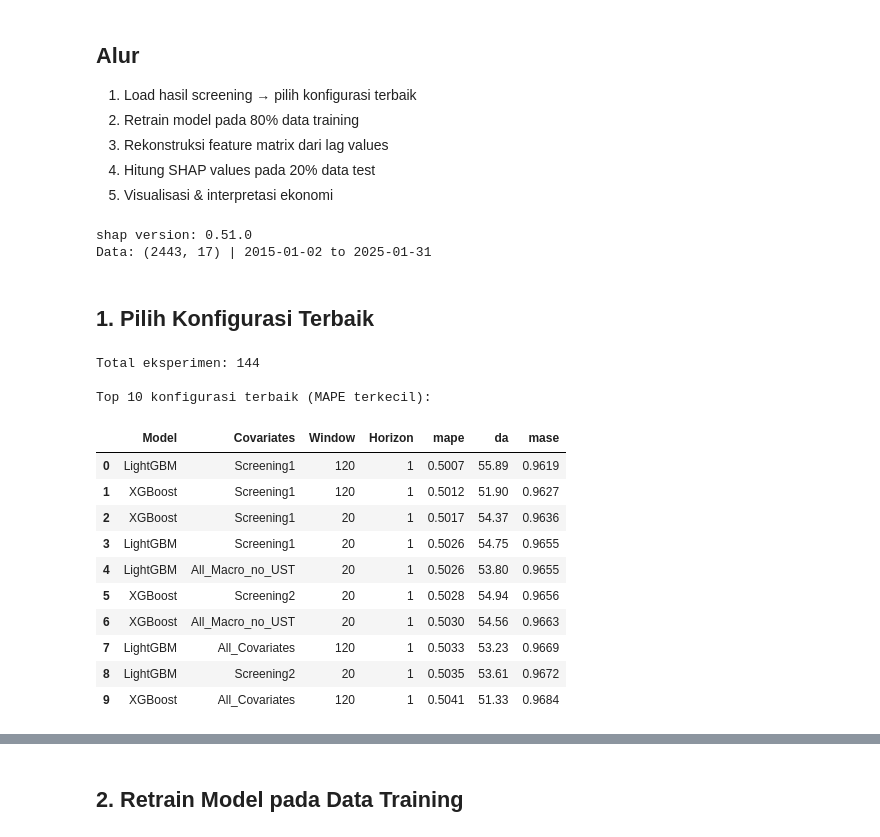
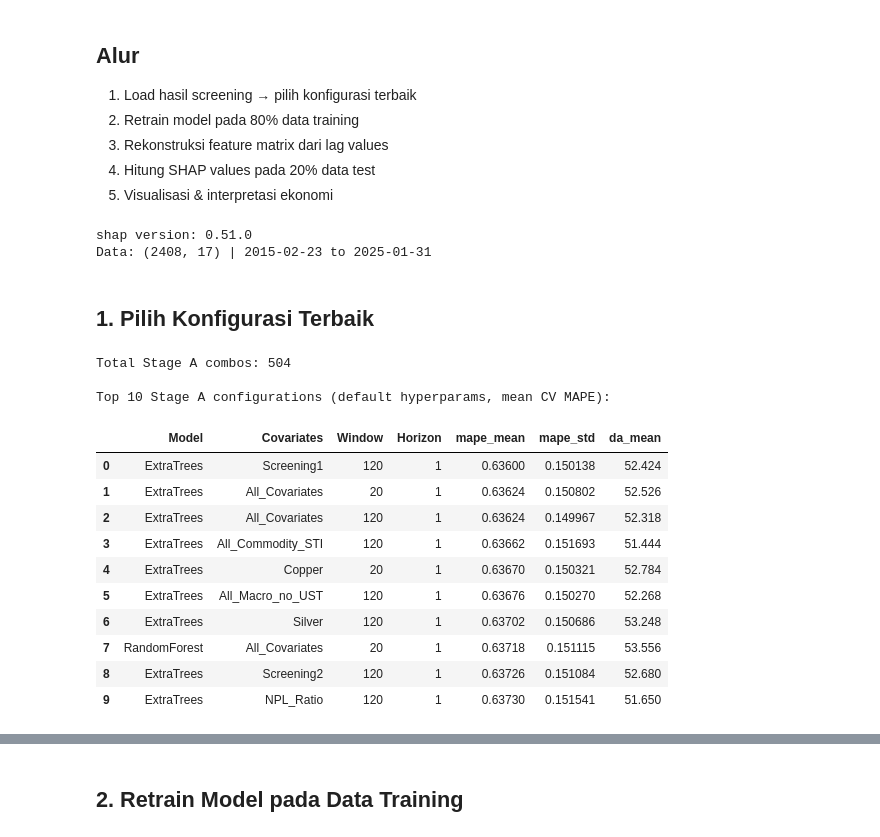
Before and after one commit to ravsssh/tesis-hakam, a Jupyter notebook: modelling/03_shap_analysis.ipynb, the cells around one changed output, grey strips where cells are left out. Saved outputs shown, nothing was run; the diff lists cells and outputs as text; code cells hidden in the pictures.

```diff
--- a/modelling/03_shap_analysis.ipynb
+++ b/modelling/03_shap_analysis.ipynb
@@ -23,58 +23,42 @@ import glob
 import warnings
 warnings.filterwarnings("ignore")
 
-from darts import TimeSeries
-from darts.models import RandomForestModel, XGBModel, LightGBMModel
-from darts.dataprocessing.transformers import Scaler, Diff
-from darts.utils.missing_values import fill_missing_values
-from sklearn.ensemble import ExtraTreesRegressor
-
-try:
-    from darts.models import SKLearnModel
-except ImportError:
-    from darts.models import RegressionModel as SKLearnModel
-
 try:
     import shap
     print(f"shap version: {shap.__version__}")
 except ImportError:
     raise ImportError("Install shap: pip install shap")
 
-LEVEL_VARS  = ["M2","USDIDR","Coal","Copper","Nickel","Silver","Tin","STI","Gold","WTI","GDP"]
-RATE_VARS   = ["BI_Rate","CPI","NPL_Ratio","US_Treasury_10Y"]
-TRAIN_RATIO = 0.8
-
 # Load data & tuning results
 df_merged = joblib.load(sorted(glob.glob("saved_models/df_merged_*.joblib"), reverse=True)[0])
 TUNING    = joblib.load("saved_models/optuna_tuning_results.joblib")
 print(f"Data: {df_merged.shape} | {df_merged['date'].min().date()} to {df_merged['date'].max().date()}")
 # %% [output]
 shap version: 0.51.0
-Data: (2443, 17) | 2015-01-02 to 2025-01-31
+Data: (2408, 17) | 2015-02-23 to 2025-01-31
 # %% [markdown]
 ## 1. Pilih Konfigurasi Terbaik
 # %%
-# Load hasil group experiment dari notebook 02a
-df_res = pd.read_csv("phase1a_group_results.csv")
-print(f"Total eksperimen: {len(df_res)}")
+# Load Stage A summary (for context) and the final tuned config from Stage B
+df_stage_a_summary = pd.read_csv("stage_a_summary.csv")
+print(f"Total Stage A combos: {len(df_stage_a_summary)}")
 
-# Tampilkan top 10 overall
-print("\nTop 10 konfigurasi terbaik (MAPE terkecil):")
-top10 = df_res[df_res["Covariates"]!="Baseline"].sort_values("mape").head(10)
-display(top10[["Model","Covariates","Window","Horizon","mape","da","mase"]].reset_index(drop=True))
+print("\nTop 10 Stage A configurations (default hyperparams, mean CV MAPE):")
+top10 = df_stage_a_summary[df_stage_a_summary["Covariates"] != "Baseline"].sort_values("mape_mean").head(10)
+display(top10[["Model", "Covariates", "Window", "Horizon", "mape_mean", "mape_std", "da_mean"]].reset_index(drop=True))
 # %% [output]
-Total eksperimen: 144
+Total Stage A combos: 504
 
-Top 10 konfigurasi terbaik (MAPE terkecil):
+Top 10 Stage A configurations (default hyperparams, mean CV MAPE):
-|  | Model | Covariates | Window | Horizon | mape | da | mase |
-| 0 | LightGBM | Screening1 | 120 | 1 | 0.5007 | 55.89 | 0.9619 |
-| 1 | XGBoost | Screening1 | 120 | 1 | 0.5012 | 51.90 | 0.9627 |
-| 2 | XGBoost | Screening1 | 20 | 1 | 0.5017 | 54.37 | 0.9636 |
-| 3 | LightGBM | Screening1 | 20 | 1 | 0.5026 | 54.75 | 0.9655 |
-| 4 | LightGBM | All_Macro_no_UST | 20 | 1 | 0.5026 | 53.80 | 0.9655 |
-| 5 | XGBoost | Screening2 | 20 | 1 | 0.5028 | 54.94 | 0.9656 |
-| 6 | XGBoost | All_Macro_no_UST | 20 | 1 | 0.5030 | 54.56 | 0.9663 |
-| 7 | LightGBM | All_Covariates | 120 | 1 | 0.5033 | 53.23 | 0.9669 |
-| 8 | LightGBM | Screening2 | 20 | 1 | 0.5035 | 53.61 | 0.9672 |
-| 9 | XGBoost | All_Covariates | 120 | 1 | 0.5041 | 51.33 | 0.9684 |
+|  | Model | Covariates | Window | Horizon | mape_mean | mape_std | da_mean |
+| 0 | ExtraTrees | Screening1 | 120 | 1 | 0.63600 | 0.150138 | 52.424 |
+| 1 | ExtraTrees | All_Covariates | 20 | 1 | 0.63624 | 0.150802 | 52.526 |
+| 2 | ExtraTrees | All_Covariates | 120 | 1 | 0.63624 | 0.149967 | 52.318 |
+| 3 | ExtraTrees | All_Commodity_STI | 120 | 1 | 0.63662 | 0.151693 | 51.444 |
+| 4 | ExtraTrees | Copper | 20 | 1 | 0.63670 | 0.150321 | 52.784 |
+| 5 | ExtraTrees | All_Macro_no_UST | 120 | 1 | 0.63676 | 0.150270 | 52.268 |
+| 6 | ExtraTrees | Silver | 120 | 1 | 0.63702 | 0.150686 | 53.248 |
+| 7 | RandomForest | All_Covariates | 20 | 1 | 0.63718 | 0.151115 | 53.556 |
+| 8 | ExtraTrees | Screening2 | 120 | 1 | 0.63726 | 0.151084 | 52.680 |
+| 9 | ExtraTrees | NPL_Ratio | 120 | 1 | 0.63730 | 0.151541 | 51.650 |
 # %%
```
Also changed, not shown: parts of 10 cells of this notebook, 26 other files.
